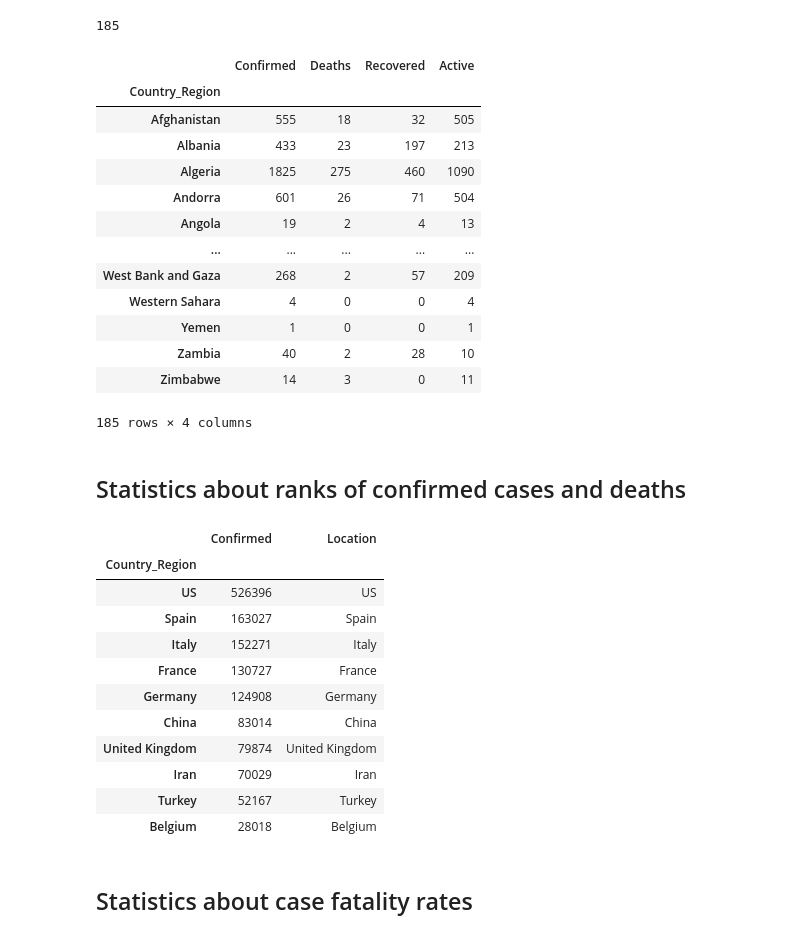
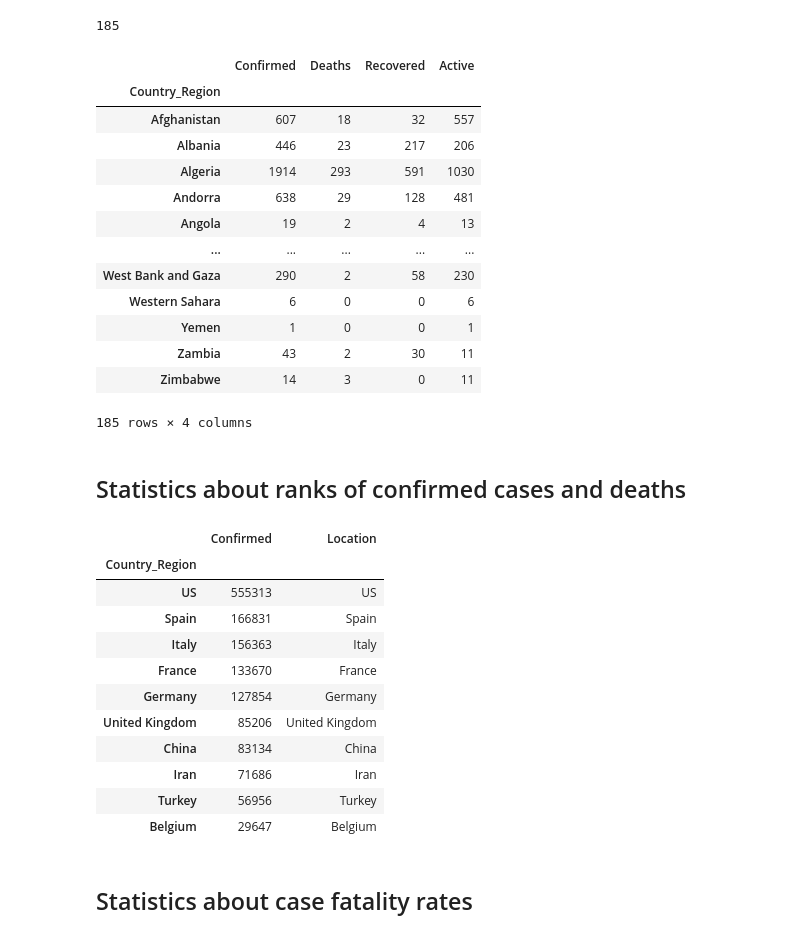
Before and after one commit to nnworkspace/covid19-insight, a Jupyter notebook: covid19-insight.ipynb, the cells around one changed output. Drawn from its saved outputs; the diff is of its cells as text; code cells hidden in the pictures.

```diff
--- a/covid19-insight.ipynb
+++ b/covid19-insight.ipynb
@@ -19,7 +19,7 @@ matplotlib version:  3.1.3
 pandas version:  1.0.3
 numpy version:  1.18.1
 # %%
-dateStr = '2020-04-11'
+dateStr = '2020-04-13'
 
 covid_daily_df = pd.read_csv("data/{}.csv".format(dateStr))
 
@@ -69,16 +69,16 @@ df_country_cases
 # %% [output]
 |  | Confirmed | Deaths | Recovered | Active |
 | Country_Region |  |  |  |  |
-| Afghanistan | 555 | 18 | 32 | 505 |
-| Albania | 433 | 23 | 197 | 213 |
-| Algeria | 1825 | 275 | 460 | 1090 |
-| Andorra | 601 | 26 | 71 | 504 |
+| Afghanistan | 607 | 18 | 32 | 557 |
+| Albania | 446 | 23 | 217 | 206 |
+| Algeria | 1914 | 293 | 591 | 1030 |
+| Andorra | 638 | 29 | 128 | 481 |
 | Angola | 19 | 2 | 4 | 13 |
 | ... | ... | ... | ... | ... |
-| West Bank and Gaza | 268 | 2 | 57 | 209 |
-| Western Sahara | 4 | 0 | 0 | 4 |
+| West Bank and Gaza | 290 | 2 | 58 | 230 |
+| Western Sahara | 6 | 0 | 0 | 6 |
 | Yemen | 1 | 0 | 0 | 1 |
-| Zambia | 40 | 2 | 28 | 10 |
+| Zambia | 43 | 2 | 30 | 11 |
 | Zimbabwe | 14 | 3 | 0 | 11 |
 185 rows × 4 columns
 # %% [markdown]
@@ -86,25 +86,27 @@ df_country_cases
 # %%
 # sort the dataframe by confirmed cases, descending
 _confirmed = df_country_cases.sort_values(by = 'Confirmed', ascending = False)
 _confirmed['Location'] = _confirmed.index
 #_confirmed.Confirmed[11:-1]
+
+df_confirmed = pd.DataFrame()
 df_confirmed['Location'] = _confirmed.iloc[0:10, 5]
 #df_confirmed
 d = _confirmed.iloc[0:10, [0,5]]
 d
 # %% [output]
 |  | Confirmed | Location |
 | Country_Region |  |  |
-| US | 526396 | US |
-| Spain | 163027 | Spain |
-| Italy | 152271 | Italy |
-| France | 130727 | France |
-| Germany | 124908 | Germany |
-| China | 83014 | China |
-| United Kingdom | 79874 | United Kingdom |
-| Iran | 70029 | Iran |
-| Turkey | 52167 | Turkey |
-| Belgium | 28018 | Belgium |
+| US | 555313 | US |
+| Spain | 166831 | Spain |
+| Italy | 156363 | Italy |
+| France | 133670 | France |
+| Germany | 127854 | Germany |
+| United Kingdom | 85206 | United Kingdom |
+| China | 83134 | China |
+| Iran | 71686 | Iran |
+| Turkey | 56956 | Turkey |
+| Belgium | 29647 | Belgium |
 # %% [markdown]
 ## Statistics about case fatality rates
 # %%
```
Also changed, not shown: parts of 20 cells of this notebook, 14 other files.
